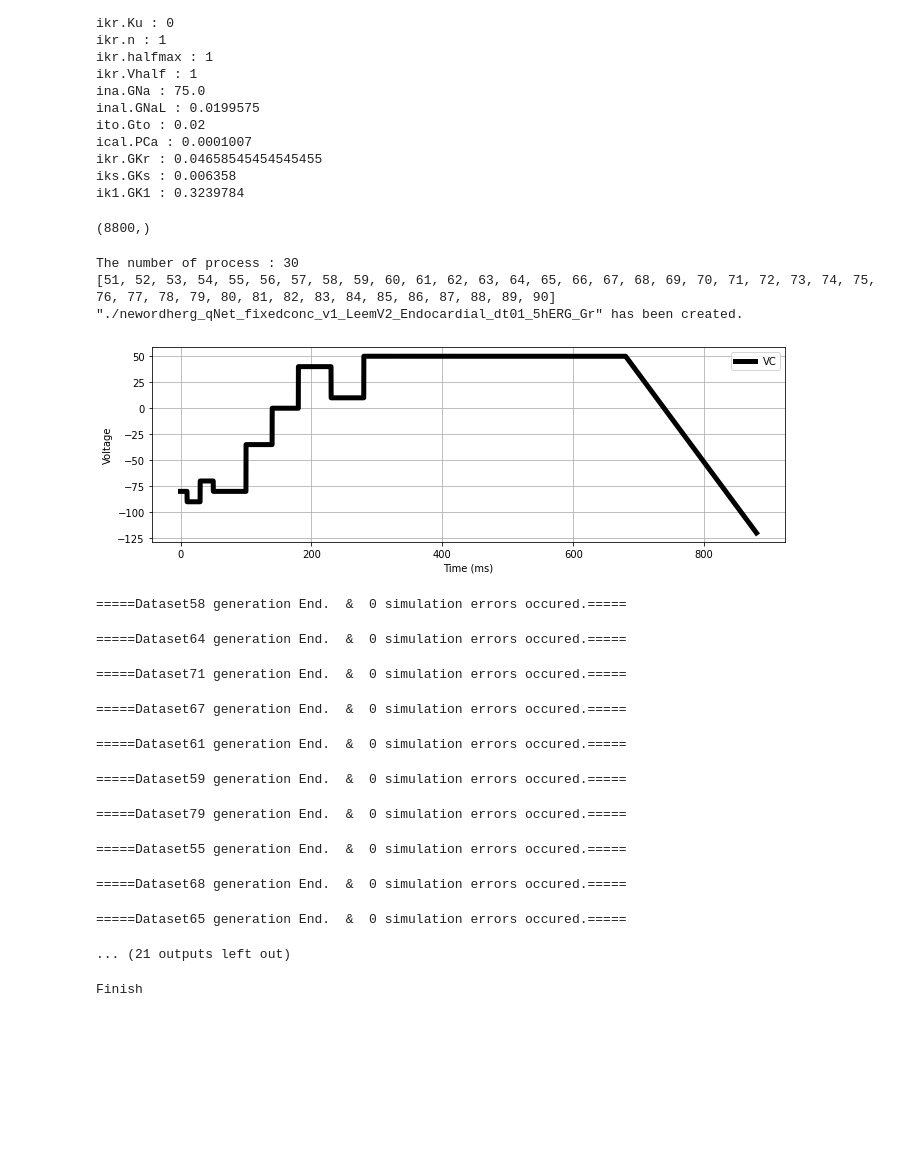
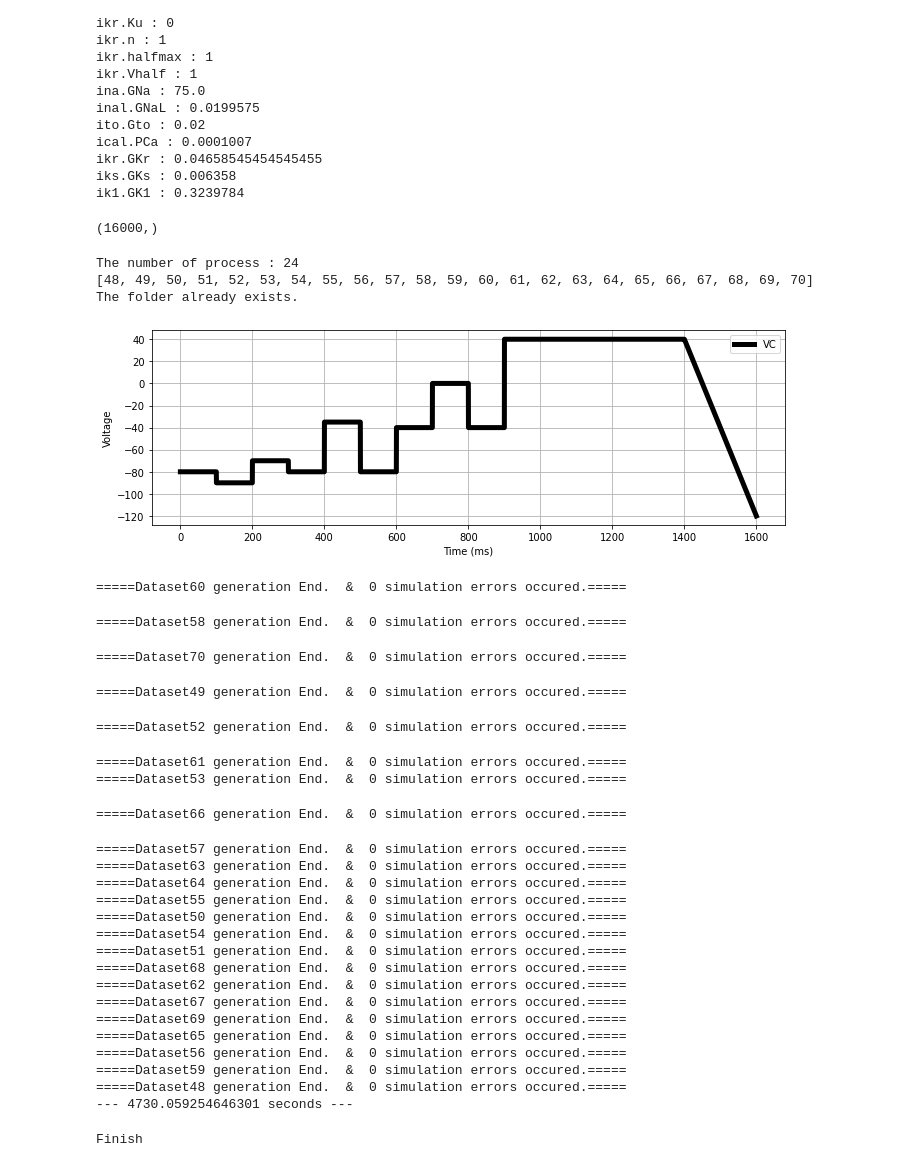
Before and after one commit to jksong1212/Electrophysiology-CiPA, a Jupyter notebook: Projects/CiPA_JK/Generate_dataset/Generate_dataset.ipynb, the cells around one changed output. Cells and saved outputs as stored; diff of their text form; code cells hidden in the pictures; blank space fills up the shorter version.

```diff
--- a/Projects/CiPA_JK/Generate_dataset/Generate_dataset.ipynb
+++ b/Projects/CiPA_JK/Generate_dataset/Generate_dataset.ipynb
@@ -47,8 +47,7 @@ def get_currents_with_constant_dt(xs, window=1, step_size=1):
 # VC_protocol = vc_protocols.hERG_CiPA()
 # VC_protocol = vc_protocols.cav12_CiPA()
 # VC_protocol = vc_protocols.lateNav15_CiPA()
-# VC_protocol = vc_protocols.leemV1()
-VC_protocol = vc_protocols.leemV2()
+VC_protocol = vc_protocols.leemV3_1()
 
 vhold = -80 # VC_protocol.steps[0].voltage
 
@@ -238,12 +237,12 @@ def gen_dataset( gen_params, datasetNo=1):
 # %%
 np.arange(0, VC_protocol.get_voltage_change_endpoints()[-1], 0.1).shape
 # %% [output]
-(8800,)
+(16000,)
 # %%
 if __name__=='__main__':
     start_time = time.time()
     nCPU = os.cpu_count()
-    nCPU = 30
+    nCPU = 24
     print("The number of process :", nCPU )
 
     multi = True
@@ -255,12 +254,12 @@ if __name__=='__main__':
         'log_li' : ['membrane.i_ion'],
         'save_log_li' : ['membrane.i_ion'],
         'target_type' : 'Gr',
-        'dataset_dir' : f'./newordherg_qNet_fixedconc_v1_LeemV2_{cell_type}_dt01_5hERG',
+        'dataset_dir' : f'./newordherg_qNet_fixedconc_v1_LeemV31_{cell_type}_dt01_5hERG',
         'window' : 0,
         'step_size' : 0,
         'nData' : 10000,
-        'startNo' : 51,
-        'nDataset' : 40,
+        'startNo' : 48,
+        'nDataset' : 23,
     }
     gen_params['dataset_dir'] = gen_params['dataset_dir'] + f"_{gen_params['target_type']}" #_w{gen_params['window']}_s{gen_params['step_size']}"
 
@@ -299,48 +298,61 @@ if __name__=='__main__':
 
     if multi :
         pool = multiprocessing.Pool(processes=nCPU )
         func = partial(gen_dataset, gen_params)
         pool.map(func, datasetNo_li)
         pool.close()
         pool.join()
     else:
         for No in datasetNo_li :
             gen_dataset(gen_params, No)
 
     # print("Dataset has been generated.")
 
     print("--- %s seconds ---"%(time.time()-start_time))
 
     #
 
     # # Set parameter transformation
     # transform_to_model_param = log_transform_to_model_param       # return np.exp(out)
     # transform_from_model_param = log_transform_from_model_param   # return np.log(out)
 
     # logprior = LogPrior(transform_to_model_param, transform_from_model_param)
 
     # p = logprior.sample_without_inv_transform()
     # print(p)
 
     # print(logprior.rmax)
     # print(logprior.rmin)
     # print(5e5)
 # %% [output]
-The number of process : 30
-[51, 52, 53, 54, 55, 56, 57, 58, 59, 60, 61, 62, 63, 64, 65, 66, 67, 68, 69, 70, 71, 72, 73, 74, 75, 76, 77, 78, 79, 80, 81, 82, 83, 84, 85, 86, 87, 88, 89, 90]
-"./newordherg_qNet_fixedconc_v1_LeemV2_Endocardial_dt01_5hERG_Gr" has been created.
+The number of process : 24
+[48, 49, 50, 51, 52, 53, 54, 55, 56, 57, 58, 59, 60, 61, 62, 63, 64, 65, 66, 67, 68, 69, 70]
+The folder already exists.
-[figure, old version]
+[figure, new version]
-=====Dataset58 generation End.  &  0 simulation errors occured.=====
+=====Dataset60 generation End.  &  0 simulation errors occured.=====
-=====Dataset64 generation End.  &  0 simulation errors occured.=====
+=====Dataset58 generation End.  &  0 simulation errors occured.=====
-=====Dataset71 generation End.  &  0 simulation errors occured.=====
+=====Dataset70 generation End.  &  0 simulation errors occured.=====
-=====Dataset67 generation End.  &  0 simulation errors occured.=====
+=====Dataset49 generation End.  &  0 simulation errors occured.=====
-=====Dataset61 generation End.  &  0 simulation errors occured.=====
+=====Dataset52 generation End.  &  0 simulation errors occured.=====
-=====Dataset59 generation End.  &  0 simulation errors occured.=====
+=====Dataset61 generation End.  &  0 simulation errors occured.=====
+=====Dataset53 generation End.  &  0 simulation errors occured.=====
-=====Dataset79 generation End.  &  0 simulation errors occured.=====
+=====Dataset66 generation End.  &  0 simulation errors occured.=====
+=====Dataset57 generation End.  &  0 simulation errors occured.=====
+=====Dataset63 generation End.  &  0 simulation errors occured.=====
+=====Dataset64 generation End.  &  0 simulation errors occured.=====
 =====Dataset55 generation End.  &  0 simulation errors occured.=====
+=====Dataset50 generation End.  &  0 simulation errors occured.=====
+=====Dataset54 generation End.  &  0 simulation errors occured.=====
+=====Dataset51 generation End.  &  0 simulation errors occured.=====
+=====Dataset68 generation End.  &  0 simulation errors occured.=====
+=====Dataset62 generation End.  &  0 simulation errors occured.=====
+=====Dataset67 generation End.  &  0 simulation errors occured.=====
+=====Dataset69 generation End.  &  0 simulation errors occured.=====
+=====Dataset65 generation End.  &  0 simulation errors occured.=====
+=====Dataset56 generation End.  &  0 simulation errors occured.=====
+=====Dataset59 generation End.  &  0 simulation errors occured.=====
+=====Dataset48 generation End.  &  0 simulation errors occured.=====
+--- 4730.059254646301 seconds ---
-=====Dataset68 generation End.  &  0 simulation errors occured.=====
-=====Dataset65 generation End.  &  0 simulation errors occured.=====
-... (21 outputs left out)
 # %%
 print("Finish")
 # %% [output]
```
Also changed, not shown: parts of 2 cells of this notebook, 10 other files.
